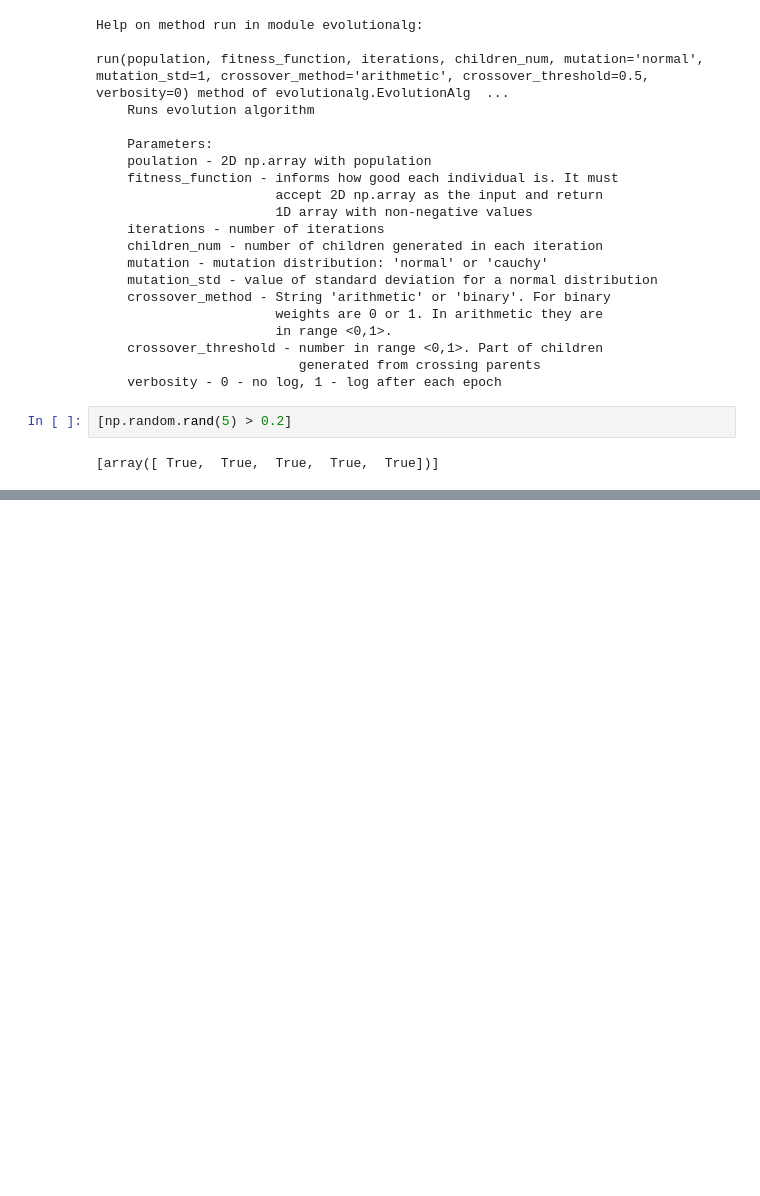
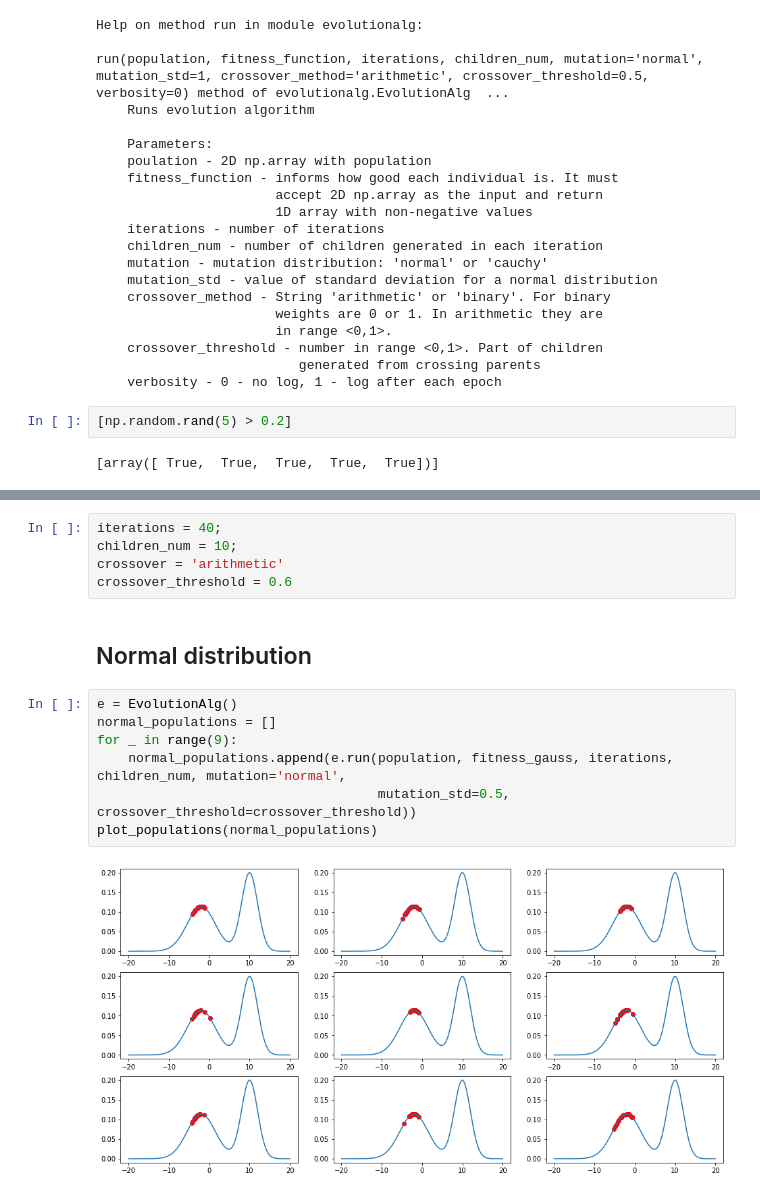
Before and after one commit to adamnapieralski/pszt-evolutionary-cauchy-searching, a Jupyter notebook: EvolutionPreview.ipynb, the cells around one changed output, grey strips where cells are left out. Drawn from its saved outputs; the diff is of its cells as text; blank space fills up the shorter version.

```diff
--- a/EvolutionPreview.ipynb
+++ b/EvolutionPreview.ipynb
@@ -168,0 +188,16 @@ run(population, fitness_function, iterations, children_num, mutation='normal', m
+# %%
+iterations = 40;
+children_num = 10;
+crossover = 'arithmetic'
+crossover_threshold = 0.6
+# %% [markdown]
+## Normal distribution
+# %%
+e = EvolutionAlg()
+normal_populations = []
+for _ in range(9):
+    normal_populations.append(e.run(population, fitness_gauss, iterations, children_num, mutation='normal',
+                                    mutation_std=0.5, crossover_threshold=crossover_threshold))
+plot_populations(normal_populations)
+# %% [output]
+[figure, added]
```
Also changed, not shown: parts of 16 cells of this notebook.
